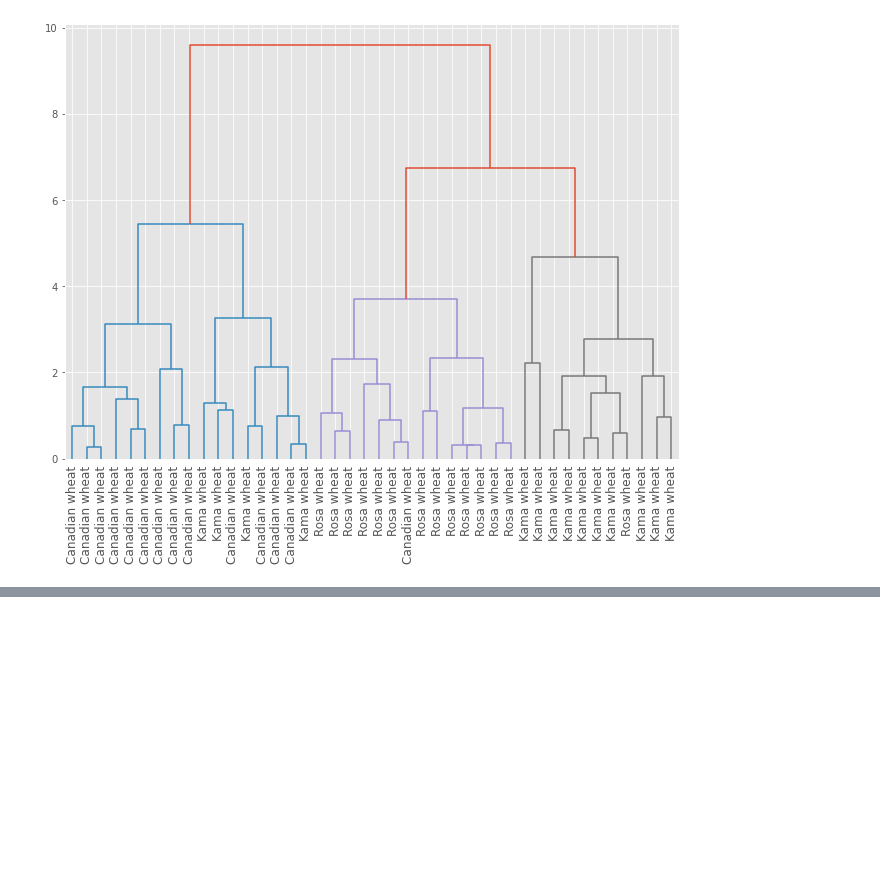
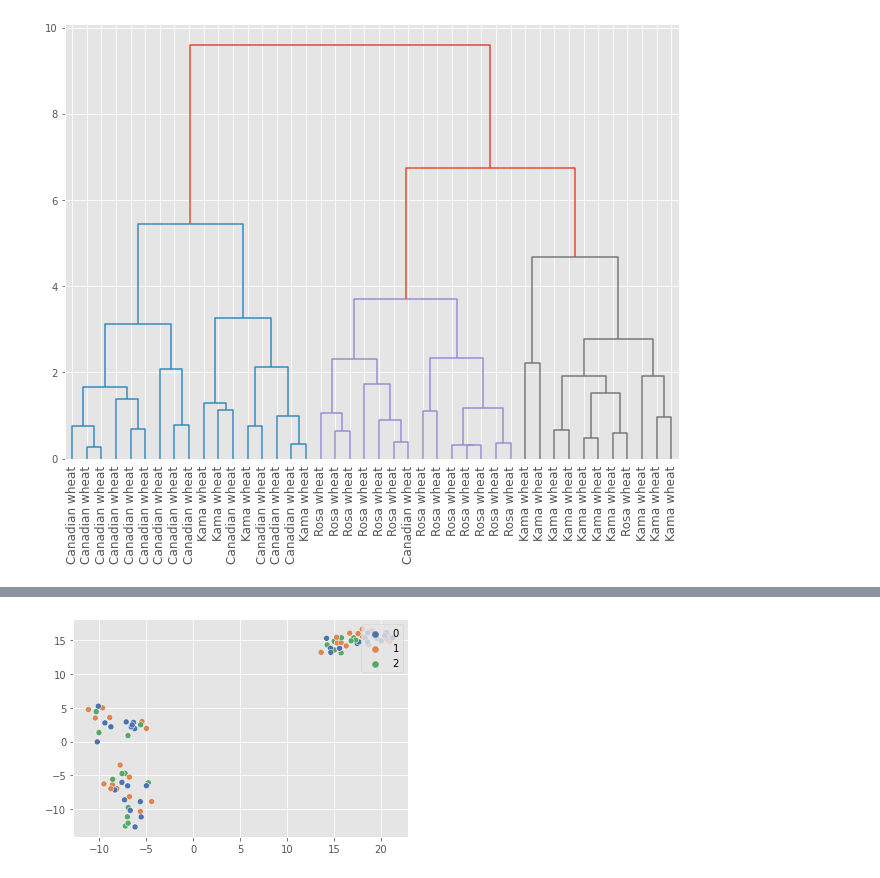
Before and after one commit to nikotinus/UnsupervisedLearning, a Jupyter notebook: Unsupervised Learning - Clustering.ipynb, the cells around one changed output, grey strips where cells are left out. Saved outputs shown, nothing was run; the diff lists cells and outputs as text; code cells hidden in the pictures; blank space fills up the shorter version.

```diff
--- a/Unsupervised Learning - Clustering.ipynb
+++ b/Unsupervised Learning - Clustering.ipynb
@@ -376,0 +425,2 @@ plt.show()
+# %%
+iris_samples = iris.data
@@ -376,0 +430,13 @@ plt.show()
+# %%
+model_tsne = TSNE(learning_rate=100)
+# %%
+transformed = model_tsne.fit_transform(iris_samples)
+# %%
+x = transformed[:,0]
+y = transformed[:,1]
+# %%
+_ = sns.scatterplot(x = x, y = y, hue=iris.target, palette='deep')
+_ = plt.legend(loc='upper right')
+_ = plt.show()
+# %% [output]
+[figure, added]
```
Also changed, not shown: parts of 57 cells of this notebook.
